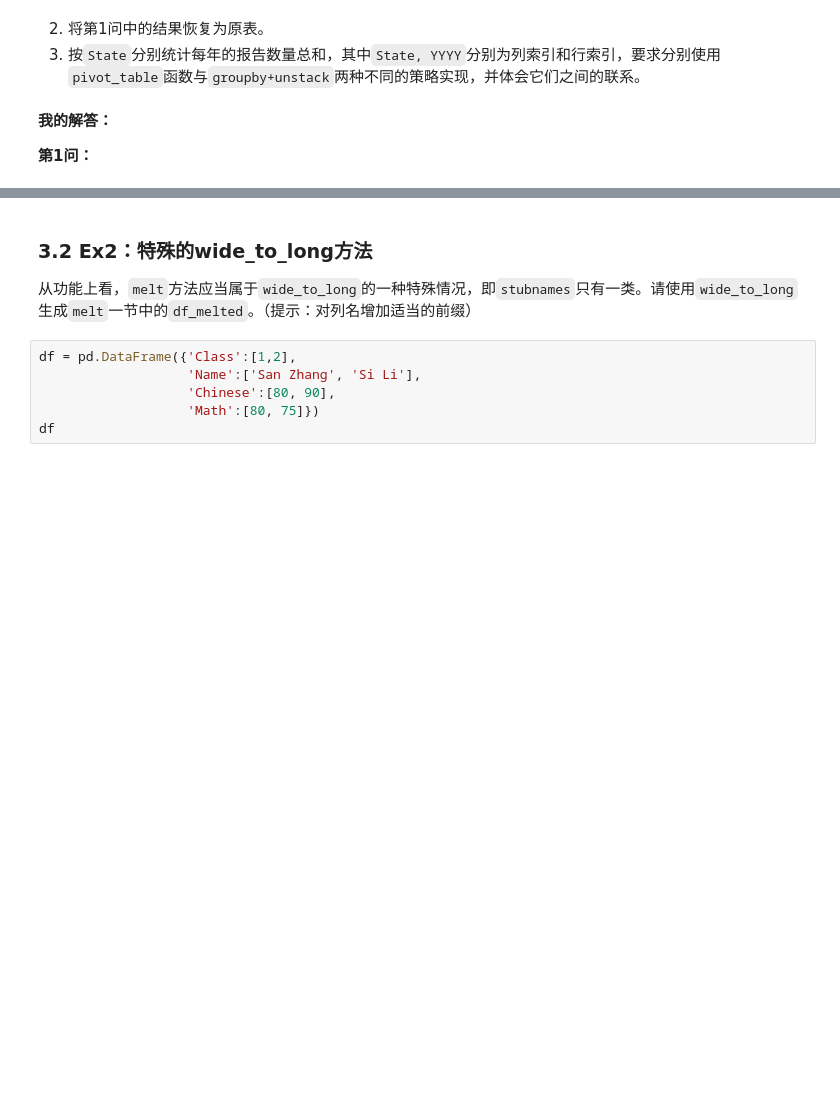
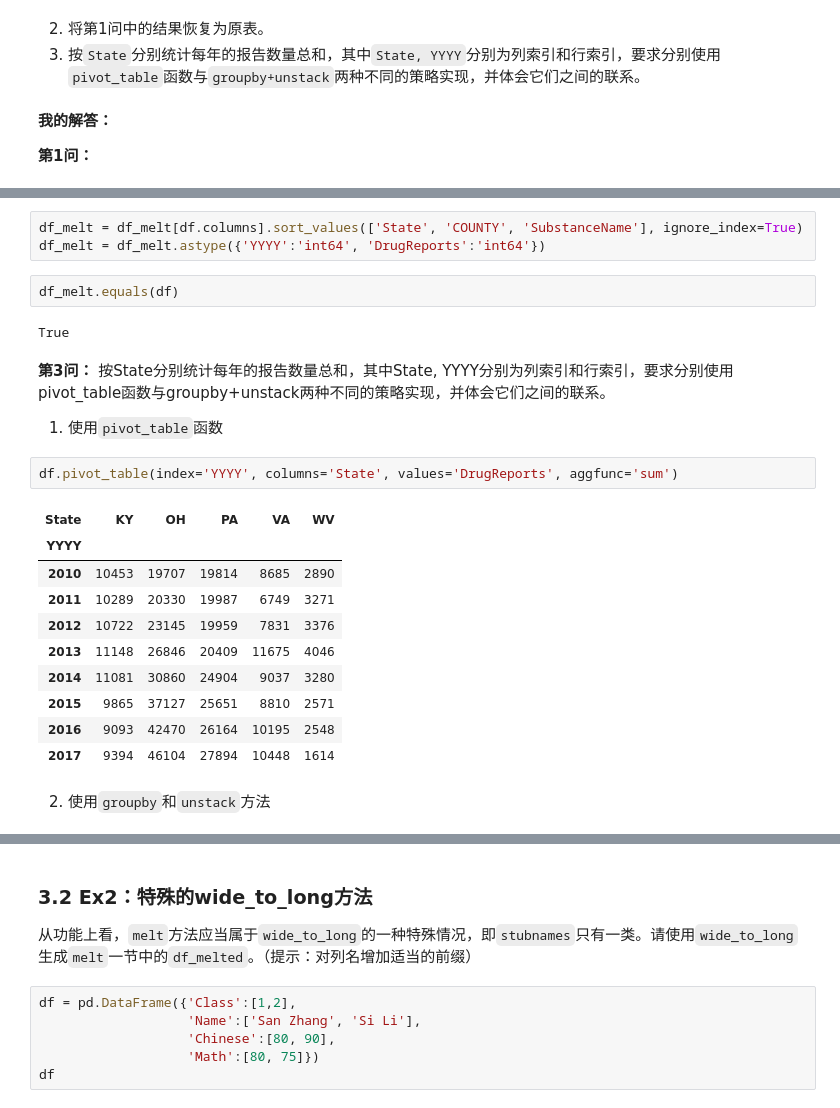
Before and after one commit to Relph1119/my-team-learning, a Jupyter notebook: notebook/pandas20/my_homework/task05_exercise.ipynb, the cells around one changed output, grey strips where cells are left out. Saved outputs shown, nothing was run; the diff lists cells and outputs as text; blank space fills up the shorter version.

```diff
--- a/notebook/pandas20/my_homework/task05_exercise.ipynb
+++ b/notebook/pandas20/my_homework/task05_exercise.ipynb
@@ -143,0 +244,25 @@ res.head()
+# %%
+df_melt = df_melt[df.columns].sort_values(['State', 'COUNTY', 'SubstanceName'], ignore_index=True)
+df_melt = df_melt.astype({'YYYY':'int64', 'DrugReports':'int64'})
+# %%
+df_melt.equals(df)
+# %% [output]
+True
+# %% [markdown]
+**第3问：** 按State分别统计每年的报告数量总和，其中State, YYYY分别为列索引和行索引，要求分别使用pivot_table函数与groupby+unstack两种不同的策略实现，并体会它们之间的联系。
+1. 使用`pivot_table`函数
+# %%
+df.pivot_table(index='YYYY', columns='State', values='DrugReports', aggfunc='sum')
+# %% [output]
+| State | KY | OH | PA | VA | WV |
+| YYYY |  |  |  |  |  |
+| 2010 | 10453 | 19707 | 19814 | 8685 | 2890 |
+| 2011 | 10289 | 20330 | 19987 | 6749 | 3271 |
+| 2012 | 10722 | 23145 | 19959 | 7831 | 3376 |
+| 2013 | 11148 | 26846 | 20409 | 11675 | 4046 |
+| 2014 | 11081 | 30860 | 24904 | 9037 | 3280 |
+| 2015 | 9865 | 37127 | 25651 | 8810 | 2571 |
+| 2016 | 9093 | 42470 | 26164 | 10195 | 2548 |
+| 2017 | 9394 | 46104 | 27894 | 10448 | 1614 |
+# %% [markdown]
+2. 使用`groupby`和`unstack`方法
```
Also changed, not shown: parts of 30 cells of this notebook, 1 other file.
